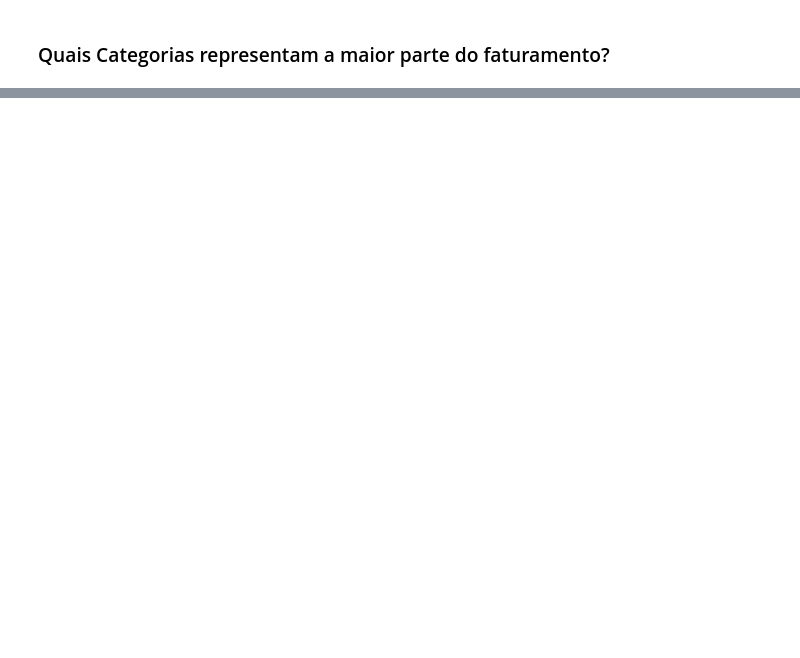
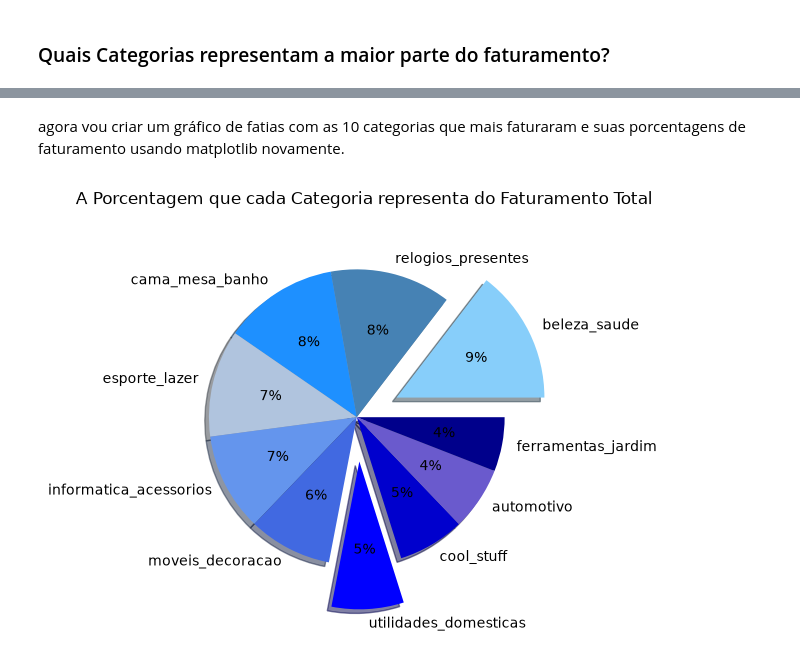
Before and after one commit to jgabryelp/projeto-analise-de-dados-ecommerce-, a Jupyter notebook: analiseseccomerce.ipynb, the cells around one changed output, grey strips where cells are left out. Cells and saved outputs as stored; diff of their text form; code cells hidden in the pictures; blank space fills up the shorter version.

```diff
--- a/analiseseccomerce.ipynb
+++ b/analiseseccomerce.ipynb
@@ -182,0 +265,17 @@ plt.show() #exibindo o gráfico
+# %%
+categoriasquemaisfaturaram = tabelainfopedidos[["product_id", "price", "freight_value"]].merge(tabelaprodutos[["product_id", "product_category_name"]]) #selecionando as colunas que me dão o faturamento em reais e as categorias, e usando a coluna de product_id apenas pra poder executar o merge entre as tabelas infopedidos e produtos
+categoriasquemaisfaturaram = categoriasquemaisfaturaram[["product_category_name", "price", "freight_value"]] #selecionando só a coluna de categorias e as colunas que quando somadas, representam o faturamento
+
+categoriasquemaisfaturaram = categoriasquemaisfaturaram.groupby("product_category_name").sum() #product_category_name vira o index pra cada categoria só aparecer uma vez, e os preços são somados separadamente em cada coluna restante
+categoriasquemaisfaturaram = categoriasquemaisfaturaram.reset_index() #transformando o index da tabela em uma coluna normal pra facilitar a visualização
+
+categoriasquemaisfaturaram["total_value"] = categoriasquemaisfaturaram["price"] + categoriasquemaisfaturaram["freight_value"] #criando uma nova coluna de valor total de faturamento somando os valores de price e freight_value
+categoriasquemaisfaturaram = categoriasquemaisfaturaram[["product_category_name", "total_value"]].sort_values(by="total_value", ascending=False) #excluindo as colunas de price e freight_value e ordenando o total_value do maior para o menor
+
+categoriasquemaisfaturaram = categoriasquemaisfaturaram[:10] #selecionando as 10 primeiras categorias da tabela (as 10 que mais faturaram)
+
+def porcentagemdascategorias(pct):
+    faturamentodacategoria = (pct / faturamentototal) * 10000000 # função pra calcular quantos % cada categoria representa do faturamento total
+    return f"{faturamentodacategoria:1.0f}%"
+
+display(categoriasquemaisfaturaram)
@@ -182,0 +294,12 @@ plt.show() #exibindo o gráfico
+# %% [markdown]
+agora vou criar um gráfico de fatias com as 10 categorias que mais faturaram e suas porcentagens de faturamento usando matplotlib novamente.
+# %%
+fatias = categoriasquemaisfaturaram["total_value"] #valor das fatias do gráfico
+categorias = categoriasquemaisfaturaram["product_category_name"] #o nome de cada fatia (as categorias de produtos)
+colors = ["lightskyblue", "steelblue", "dodgerblue", "lightsteelblue", "cornflowerblue", "royalblue", "blue", "mediumblue", "slateblue", "darkblue"] #as cores de cada fatia
+
+plt.pie(fatias, labels=categorias, autopct=porcentagemdascategorias, colors=colors,shadow=True, explode=(0.3, 0, 0, 0, 0, 0, 0.3, 0, 0, 0)) #criando o gráfico de fatias
+plt.title("    A Porcentagem que cada Categoria representa do Faturamento Total \n") #título do gráfico
+plt.show() #exibindo o gráfico
+# %% [output]
+[figure, added]
```
Also changed, not shown: parts of 16 cells of this notebook.
